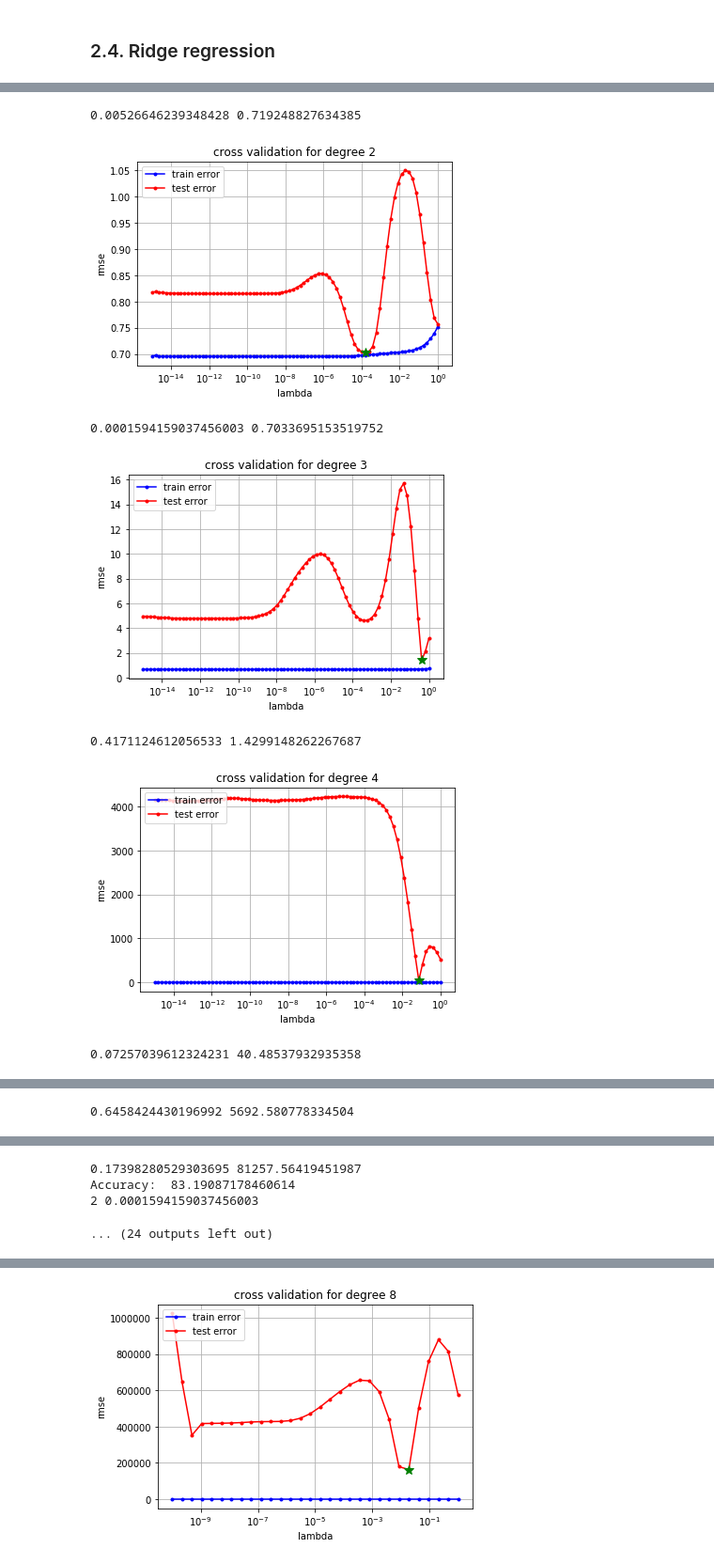
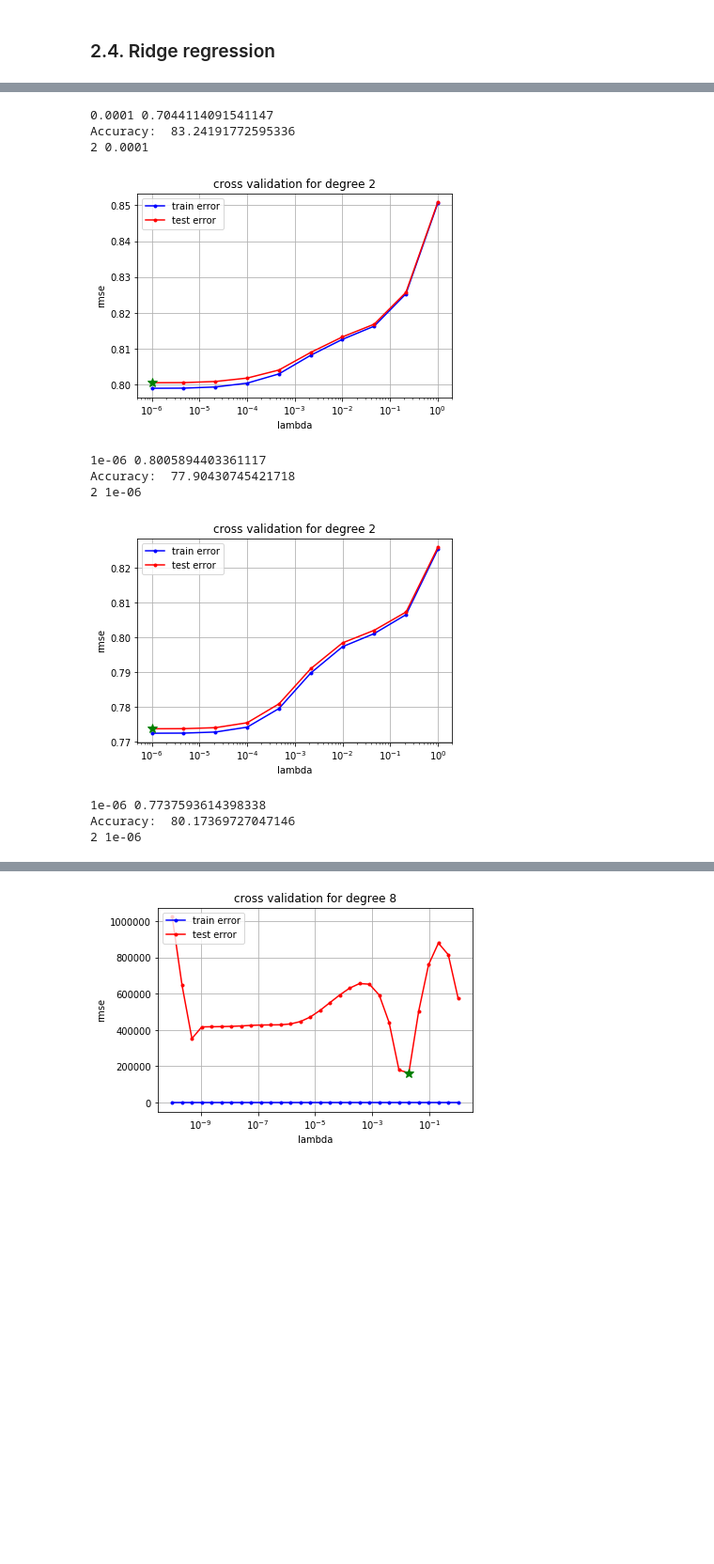
Before and after one commit to dpetresc/ML_Project, a Jupyter notebook: project.ipynb, the cells around one changed output, grey strips where cells are left out. Shown at 94% size. Saved outputs shown, nothing was run; the diff lists cells and outputs as text; code cells hidden in the pictures; blank space fills up the shorter version.

```diff
--- a/project.ipynb
+++ b/project.ipynb
@@ -73,7 +73,7 @@ y, X, X_mean, X_std, ids, dict_mask_jets_train = process_data2('Data/train.csv',
 best_degrees = []
 best_lambdas = []
 for i in range(len(dict_mask_jets_train)):
-    best_degree, best_lambda = best_model_ridge(y[dict_mask_jets_train[i]], X[dict_mask_jets_train[i]], 5, np.arange(1,7), np.logspace(-15, 0, 80), seed=56)
+    best_degree, best_lambda = best_model_ridge(y[dict_mask_jets_train[i]], X[dict_mask_jets_train[i]], 5, np.arange(2,3), np.logspace(-6, 0, 10), seed=56)
     best_degrees.append(best_degree)
     best_lambdas.append(best_lambda)
     print(best_degree, best_lambda)
@@ -82,7 +82,11 @@ for i in range(len(dict_mask_jets_train)):
-0.00526646239348428 0.719248827634385
+0.0001 0.7044114091541147
+Accuracy:  83.24191772595336
+2 0.0001
-[figure, old version]
+[figure, new version]
-0.0001594159037456003 0.7033695153519752
+1e-06 0.8005894403361117
+Accuracy:  77.90430745421718
+2 1e-06
-[figure, old version]
+[figure, new version]
-0.4171124612056533 1.4299148262267687
+1e-06 0.7737593614398338
+Accuracy:  80.17369727047146
+2 1e-06
-[figure, removed]
-0.07257039612324231 40.48537932935358
@@ -90 +92,0 @@ for i in range(len(dict_mask_jets_train)):
-0.6458424430196992 5692.580778334504
@@ -92,7 +93,3 @@ for i in range(len(dict_mask_jets_train)):
-0.17398280529303695 81257.56419451987
-Accuracy:  83.19087178460614
-2 0.0001594159037456003
-... (24 outputs left out)
 # %%
 best_weights = []
 for i in range(len(dict_mask_jets_train)):
```
Also changed, not shown: parts of 8 cells of this notebook, 3 other files.
